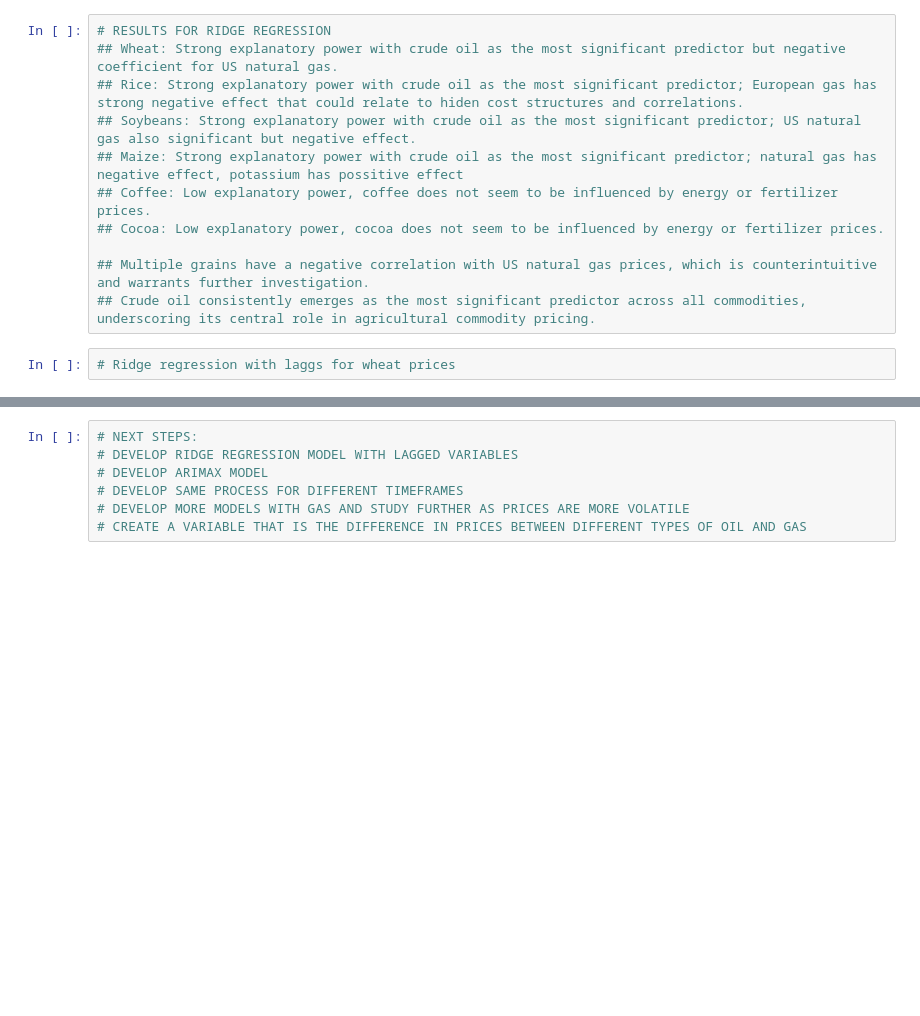
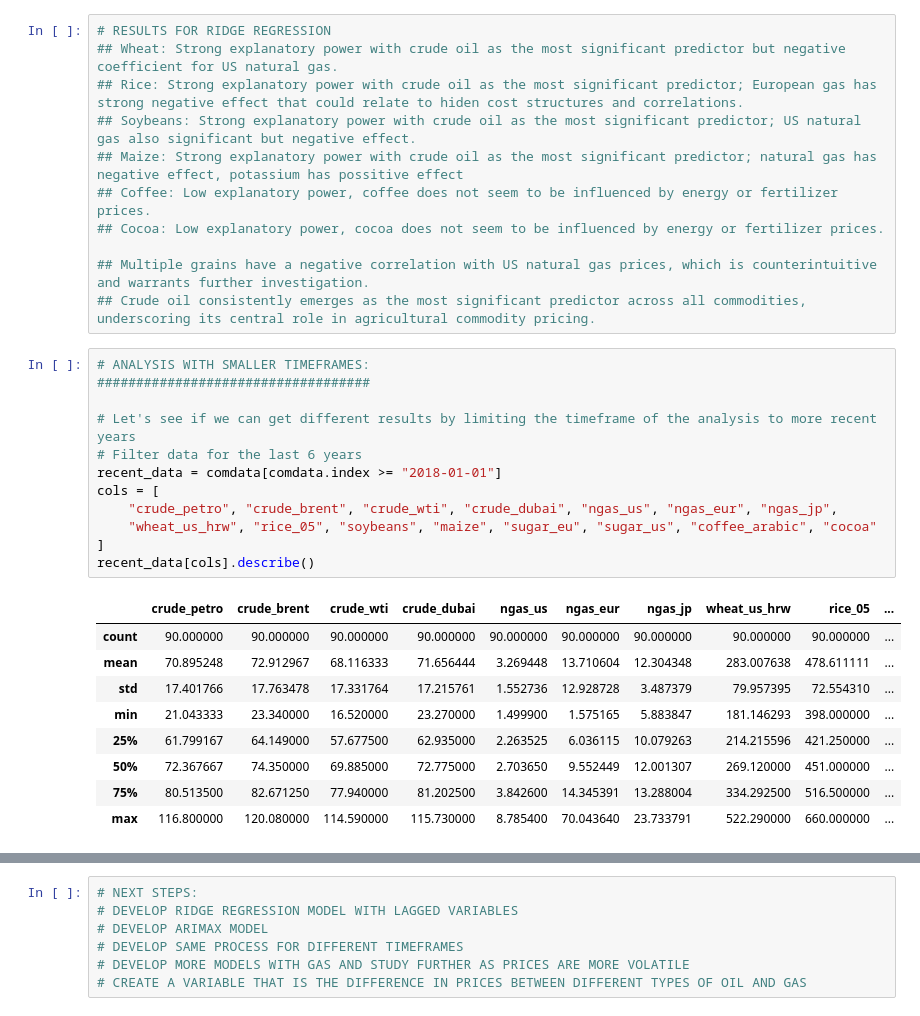
Before and after one commit to steveC-ai/Commodity-Market-Dynamics-Price-Drivers-and-Strategy-Backtesting, a Jupyter notebook: notebook/commodity.prices.ipynb, the cells around one changed output, grey strips where cells are left out. Drawn from its saved outputs; the diff is of its cells as text; blank space fills up the shorter version.

```diff
--- a/notebook/commodity.prices.ipynb
+++ b/notebook/commodity.prices.ipynb
@@ -1241,4 +1241,24 @@ Coefficients: [ 0.37988065 -0.2080822  -0.03532765  0.31539907 -0.14385581  0.18
 ## Multiple grains have a negative correlation with US natural gas prices, which is counterintuitive and warrants further investigation.
 ## Crude oil consistently emerges as the most significant predictor across all commodities, underscoring its central role in agricultural commodity pricing.
 # %%
-# Ridge regression with laggs for wheat prices
+# ANALYSIS WITH SMALLER TIMEFRAMES:
+###################################
+
+# Let's see if we can get different results by limiting the timeframe of the analysis to more recent years
+# Filter data for the last 6 years
+recent_data = comdata[comdata.index >= "2018-01-01"]
+cols = [
+    "crude_petro", "crude_brent", "crude_wti", "crude_dubai", "ngas_us", "ngas_eur", "ngas_jp",
+    "wheat_us_hrw", "rice_05", "soybeans", "maize", "sugar_eu", "sugar_us", "coffee_arabic", "cocoa"
+]
+recent_data[cols].describe()
+# %% [output]
+|  | crude_petro | crude_brent | crude_wti | crude_dubai | ngas_us | ngas_eur | ngas_jp | wheat_us_hrw | rice_05 | ... |
+| count | 90.000000 | 90.000000 | 90.000000 | 90.000000 | 90.000000 | 90.000000 | 90.000000 | 90.000000 | 90.000000 | ... |
+| mean | 70.895248 | 72.912967 | 68.116333 | 71.656444 | 3.269448 | 13.710604 | 12.304348 | 283.007638 | 478.611111 | ... |
+| std | 17.401766 | 17.763478 | 17.331764 | 17.215761 | 1.552736 | 12.928728 | 3.487379 | 79.957395 | 72.554310 | ... |
+| min | 21.043333 | 23.340000 | 16.520000 | 23.270000 | 1.499900 | 1.575165 | 5.883847 | 181.146293 | 398.000000 | ... |
+| 25% | 61.799167 | 64.149000 | 57.677500 | 62.935000 | 2.263525 | 6.036115 | 10.079263 | 214.215596 | 421.250000 | ... |
+| 50% | 72.367667 | 74.350000 | 69.885000 | 72.775000 | 2.703650 | 9.552449 | 12.001307 | 269.120000 | 451.000000 | ... |
+| 75% | 80.513500 | 82.671250 | 77.940000 | 81.202500 | 3.842600 | 14.345391 | 13.288004 | 334.292500 | 516.500000 | ... |
+| max | 116.800000 | 120.080000 | 114.590000 | 115.730000 | 8.785400 | 70.043640 | 23.733791 | 522.290000 | 660.000000 | ... |
```
Also changed, not shown: parts of 9 cells of this notebook.
